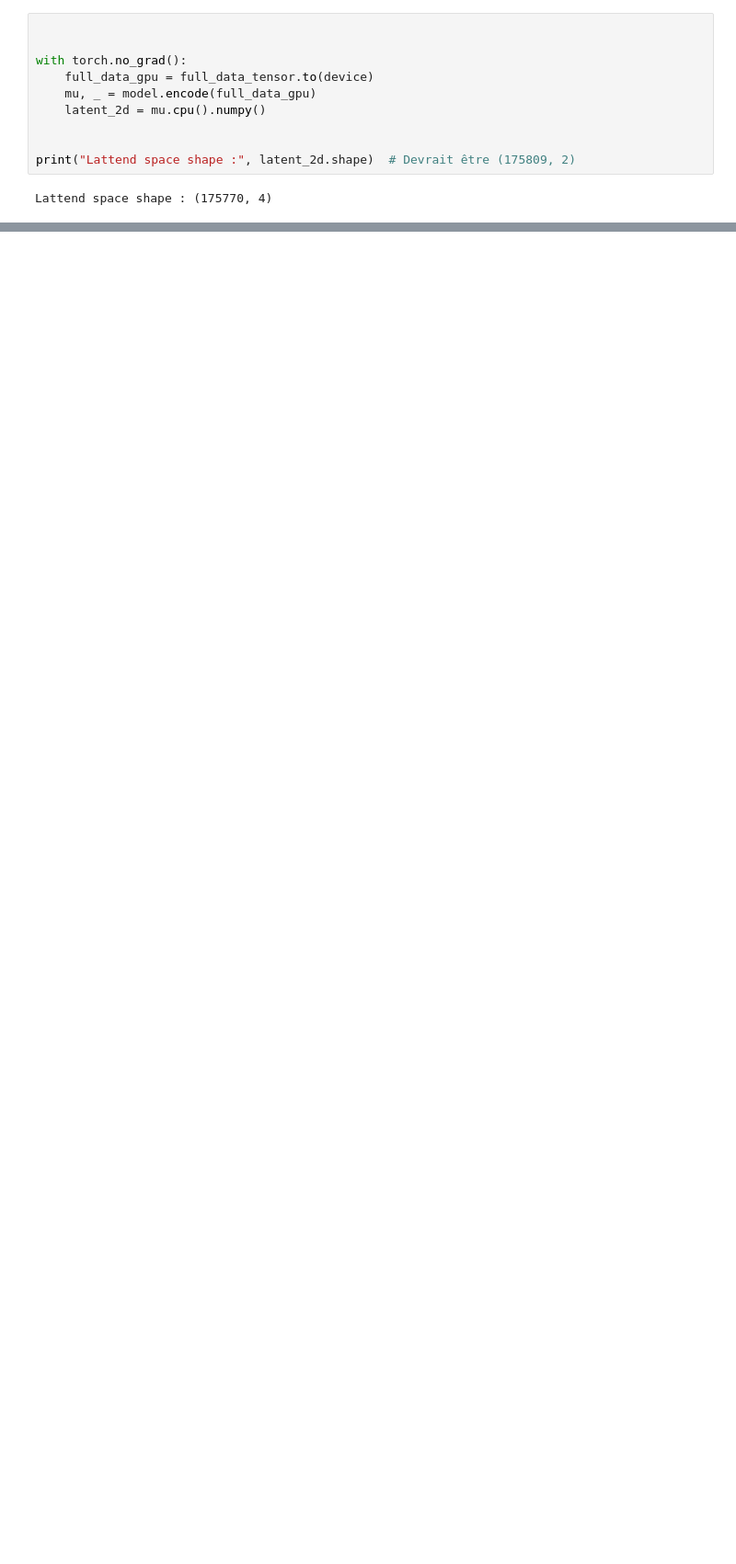
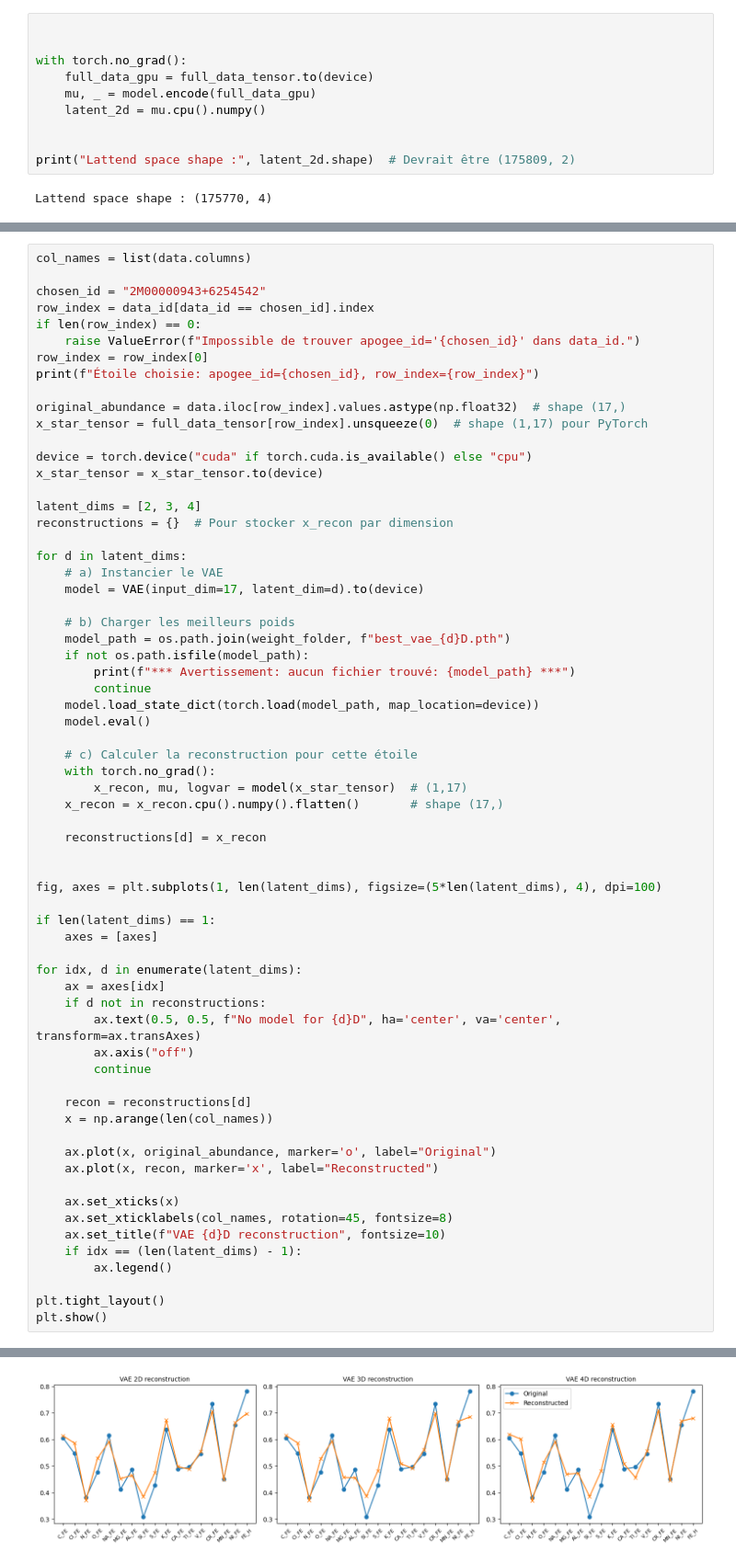
Before and after one commit to astrodeepnet/students-project-2024, a Jupyter notebook: notebooks/s2/dim_reduction/VAE.ipynb, the cells around one changed output, grey strips where cells are left out. Shown at 92% size. Drawn from its saved outputs; the diff is of its cells as text; blank space fills up the shorter version.

Commit message:
Feat - add reconstruction pipeline notebook with model training and evaluation

```diff
--- a/notebooks/s2/dim_reduction/VAE.ipynb
+++ b/notebooks/s2/dim_reduction/VAE.ipynb
@@ -266,3 +258,69 @@ plt.colorbar(scatter)
 plt.show()
 # %% [output]
 [figure]
+# %%
+col_names = list(data.columns)
+
+chosen_id = "2M00000943+6254542"
+row_index = data_id[data_id == chosen_id].index
+if len(row_index) == 0:
+    raise ValueError(f"Impossible de trouver apogee_id='{chosen_id}' dans data_id.")
+row_index = row_index[0]
+print(f"Étoile choisie: apogee_id={chosen_id}, row_index={row_index}")
+
+original_abundance = data.iloc[row_index].values.astype(np.float32)  # shape (17,)
+x_star_tensor = full_data_tensor[row_index].unsqueeze(0)  # shape (1,17) pour PyTorch
+
+device = torch.device("cuda" if torch.cuda.is_available() else "cpu")
+x_star_tensor = x_star_tensor.to(device)
+
+latent_dims = [2, 3, 4]
+reconstructions = {}  # Pour stocker x_recon par dimension
+
+for d in latent_dims:
+    # a) Instancier le VAE
+    model = VAE(input_dim=17, latent_dim=d).to(device)
+
+    # b) Charger les meilleurs poids
+    model_path = os.path.join(weight_folder, f"best_vae_{d}D.pth")
+    if not os.path.isfile(model_path):
+        print(f"*** Avertissement: aucun fichier trouvé: {model_path} ***")
+        continue
+    model.load_state_dict(torch.load(model_path, map_location=device))
+    model.eval()
+
+    # c) Calculer la reconstruction pour cette étoile
+    with torch.no_grad():
+        x_recon, mu, logvar = model(x_star_tensor)  # (1,17)
+    x_recon = x_recon.cpu().numpy().flatten()       # shape (17,)
+
+    reconstructions[d] = x_recon
+
+
+fig, axes = plt.subplots(1, len(latent_dims), figsize=(5*len(latent_dims), 4), dpi=100)
+
+if len(latent_dims) == 1:
+    axes = [axes]
+
+for idx, d in enumerate(latent_dims):
+    ax = axes[idx]
+    if d not in reconstructions:
+        ax.text(0.5, 0.5, f"No model for {d}D", ha='center', va='center', transform=ax.transAxes)
+        ax.axis("off")
+        continue
+
+    recon = reconstructions[d]
+    x = np.arange(len(col_names))
+
+    ax.plot(x, original_abundance, marker='o', label="Original")
+    ax.plot(x, recon, marker='x', label="Reconstructed")
+
+    ax.set_xticks(x)
+    ax.set_xticklabels(col_names, rotation=45, fontsize=8)
+    ax.set_title(f"VAE {d}D reconstruction", fontsize=10)
+    if idx == (len(latent_dims) - 1):
+        ax.legend()
+
+plt.tight_layout()
+plt.show()
+# %% [output]
@@ -268,0 +328 @@ plt.show()
+[figure, added]
```
Also changed, not shown: parts of 4 cells of this notebook, 7 other files.
